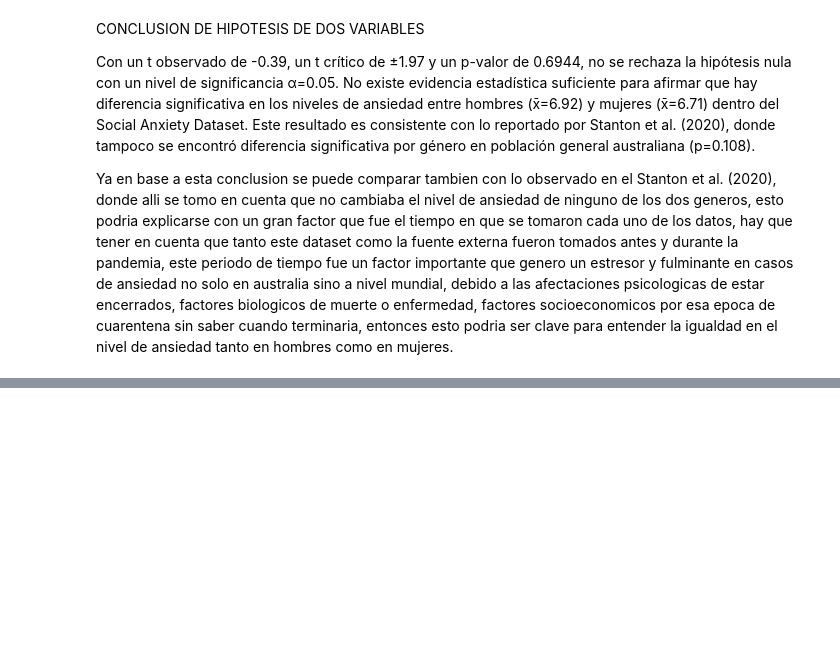
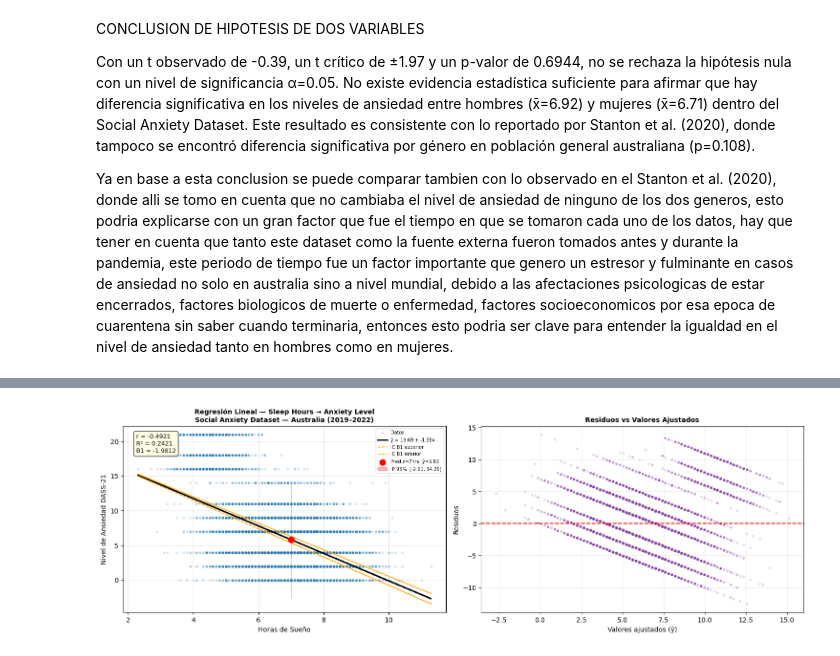
Before and after one commit to Juanzzz05/Estadistica-II, a Jupyter notebook: Proyecto.ipynb, the cells around one changed output, grey strips where cells are left out. Drawn from its saved outputs; the diff is of its cells as text; code cells hidden in the pictures; blank space fills up the shorter version.

```diff
--- a/Proyecto.ipynb
+++ b/Proyecto.ipynb
@@ -722,0 +867,9 @@ Ya en base a esta conclusion se puede comparar tambien con lo observado en el St
+# %%
+def categorizar_stress(valor):
+    if valor <= 7:    return 'Normal'
+    elif valor <= 9:  return 'Mild'
+    elif valor <= 12: return 'Moderate'
+    elif valor <= 16: return 'Severe'
+    else:             return 'Extremely Severe'
+
+cs['Stress Category'] = cs['Stress Level (1-10)'].apply(categorizar_stress)
@@ -722,0 +1054,5 @@ Ya en base a esta conclusion se puede comparar tambien con lo observado en el St
+# %%
+datos_reg = cs[['Sleep Hours', 'Anxiety Level (1-10)']].dropna()
+x = datos_reg['Sleep Hours'].to_numpy()
+y = datos_reg['Anxiety Level (1-10)'].to_numpy()
+print(f"Total registros: {len(x)}")
@@ -722,0 +1146,5 @@ Ya en base a esta conclusion se puede comparar tambien con lo observado en el St
+# %%
+B0, B1, y_estimados, SSE, sigma2, sigma, SXX, \
+var_B1, var_B0, std_B1, std_B0, cov_B1B0, \
+supB1, infB1, y_est_sup, y_est_inf, \
+y_estimado, supY, infY, r = regresion(x, y, 0.05, 7)
@@ -722,0 +1169,38 @@ Ya en base a esta conclusion se puede comparar tambien con lo observado en el St
+# %%
+fig, axes = plt.subplots(1, 2, figsize=(15, 5))
+
+# ── Gráfica 1: dispersión + recta + IC de B1 ─────────────
+ax = axes[0]
+ax.scatter(x, y, alpha=0.15, color='#2980b9', s=8, label='Datos')
+ax.plot(x, y_estimados,  'k',        linewidth=2,   label=f'ŷ = {B0:.2f} + {B1:.2f}x')
+ax.plot(x, y_est_sup,    color='orange', linewidth=1.2, linestyle='--', label=f'IC B1 superior')
+ax.plot(x, y_est_inf,    color='orange', linewidth=1.2, linestyle='--', label=f'IC B1 inferior')
+ax.scatter(7, y_estimado, color='red', s=80, zorder=5,
+           label=f'Pred z=7hrs: ŷ={y_estimado:.2f}')
+ax.fill_between([7], infY, supY, color='red', alpha=0.3,
+                label=f'IP 95%: [{infY:.2f}, {supY:.2f}]')
+ax.text(0.04, 0.96, f'r = {r:.4f}\nR² = {r**2:.4f}\nB1 = {B1:.4f}',
+        transform=ax.transAxes, fontsize=9, verticalalignment='top',
+        bbox=dict(boxstyle='round,pad=0.4', facecolor='lightyellow', alpha=0.8))
+ax.set_title('Regresión Lineal — Sleep Hours → Anxiety Level\nSocial Anxiety Dataset — Australia (2019–2022)',
+             fontsize=10, fontweight='bold')
+ax.set_xlabel('Horas de Sueño', fontsize=10)
+ax.set_ylabel('Nivel de Ansiedad DASS-21', fontsize=10)
+ax.legend(fontsize=7, loc='upper right')
+ax.grid(alpha=0.3)
+
+# ── Gráfica 2: residuos vs valores ajustados ─────────────
+ax = axes[1]
+residuos = y - y_estimados
+ax.scatter(y_estimados, residuos, alpha=0.15, color='#8e44ad', s=8)
+ax.axhline(0, color='red', linestyle='--', linewidth=1.5)
+ax.set_title('Residuos vs Valores Ajustados',
+             fontsize=10, fontweight='bold')
+ax.set_xlabel('Valores ajustados (ŷ)', fontsize=10)
+ax.set_ylabel('Residuos', fontsize=10)
+ax.grid(alpha=0.3)
+
+plt.tight_layout()
+plt.show()
+# %% [output]
+[figure, added]
```
Also changed, not shown: parts of 24 cells of this notebook.
